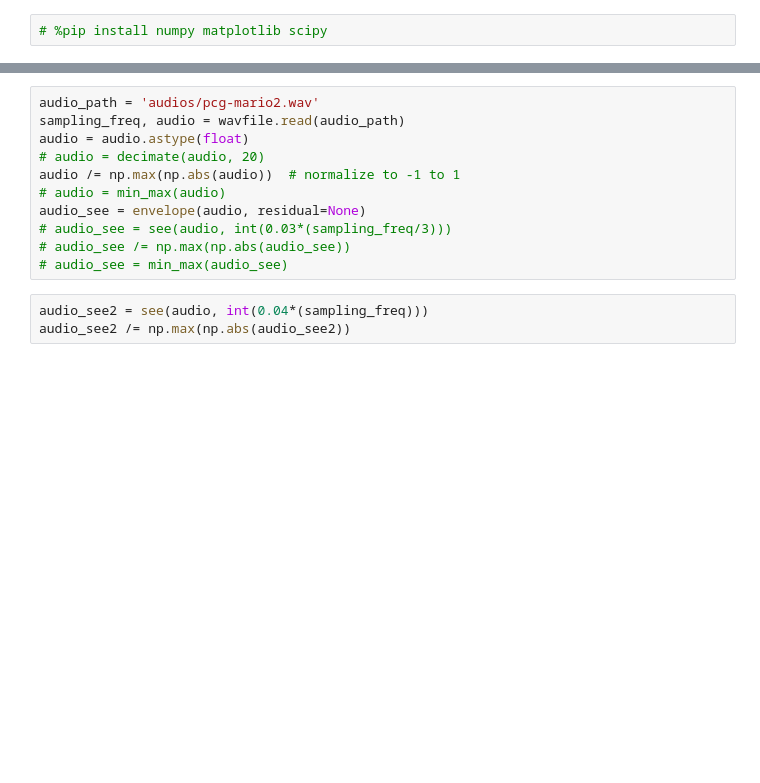
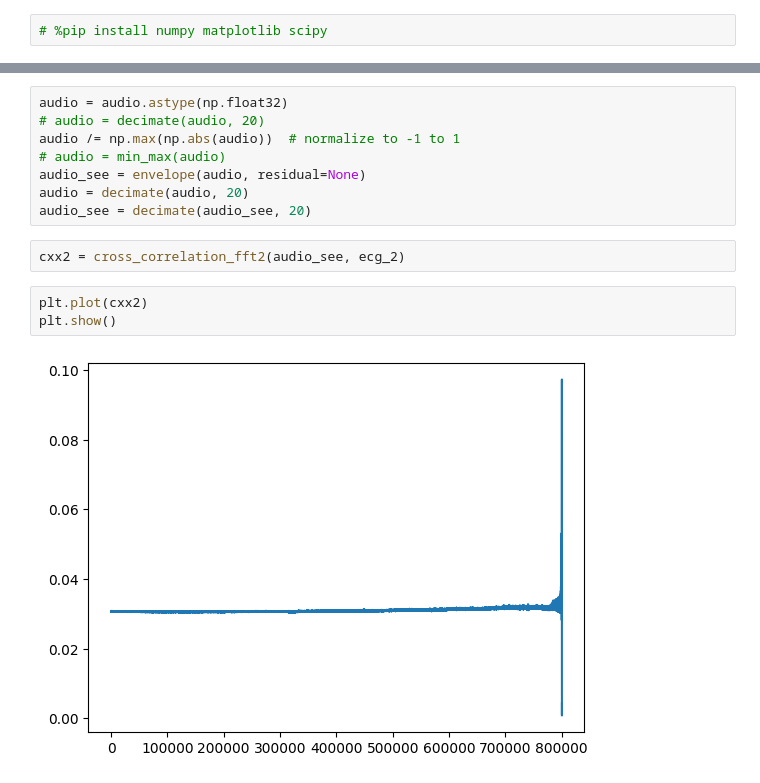
Before and after one commit to djorgeext/pcg-ecg-analysis, a Jupyter notebook: eda.ipynb, the cells around one changed output, grey strips where cells are left out. Drawn from its saved outputs; the diff is of its cells as text; blank space fills up the shorter version.

```diff
--- a/eda.ipynb
+++ b/eda.ipynb
@@ -69,15 +272,16 @@ def see(signal, window_size):
 # %%
-audio_path = 'audios/pcg-mario2.wav'
-sampling_freq, audio = wavfile.read(audio_path)
-audio = audio.astype(float)
+audio = audio.astype(np.float32)
 # audio = decimate(audio, 20)
 audio /= np.max(np.abs(audio))  # normalize to -1 to 1
 # audio = min_max(audio)
 audio_see = envelope(audio, residual=None)
-# audio_see = see(audio, int(0.03*(sampling_freq/3)))
-# audio_see /= np.max(np.abs(audio_see))
-# audio_see = min_max(audio_see)
+audio = decimate(audio, 20)
+audio_see = decimate(audio_see, 20)
-# %%
-audio_see2 = see(audio, int(0.04*(sampling_freq)))
-audio_see2 /= np.max(np.abs(audio_see2))
+# %%
+cxx2 = cross_correlation_fft2(audio_see, ecg_2)
+# %%
+plt.plot(cxx2)
+plt.show()
+# %% [output]
+[figure, added]
 # %%
```
Also changed, not shown: parts of 5 cells of this notebook, 1 other file.
